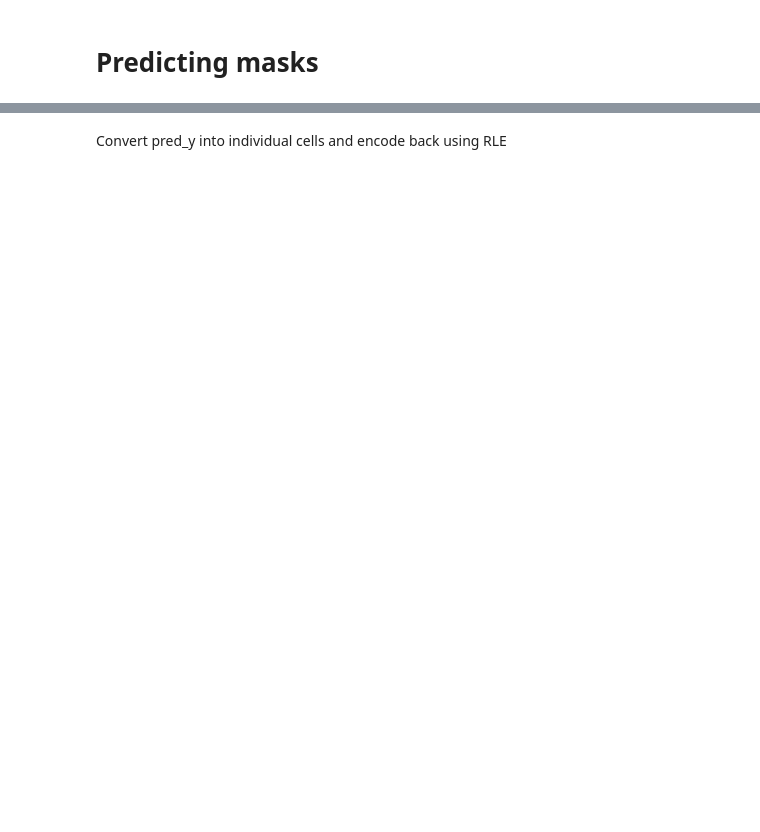
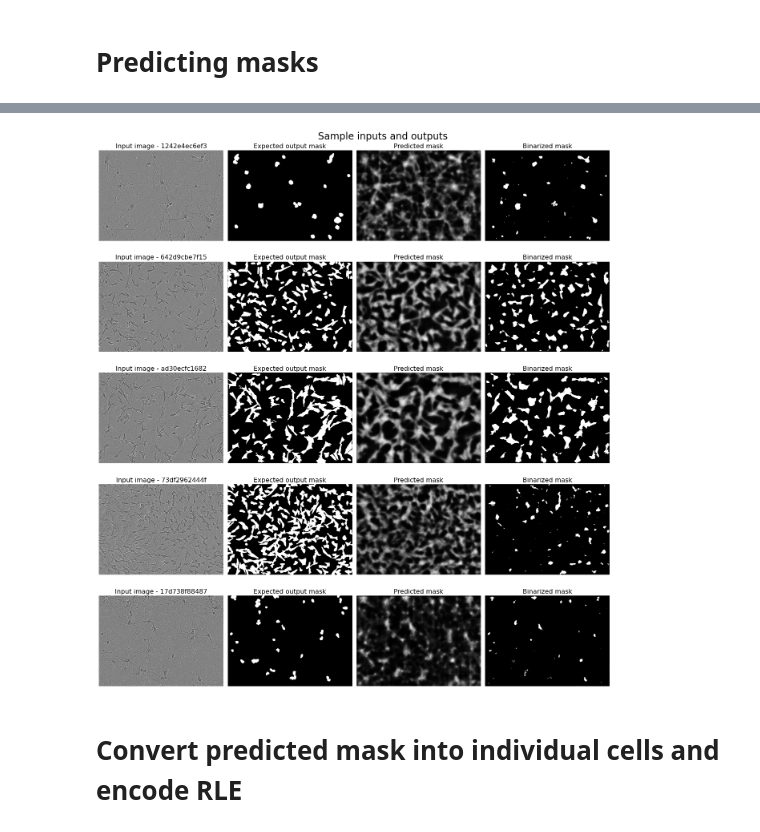
Before and after one commit to petersenjoern/sartorius-cell-segmentation, a Jupyter notebook: training.ipynb, the cells around one changed output, grey strips where cells are left out. Saved outputs shown, nothing was run; the diff lists cells and outputs as text; code cells hidden in the pictures; blank space fills up the shorter version.

```diff
--- a/training.ipynb
+++ b/training.ipynb
@@ -359,8 +317,3 @@ Total params: 1,810,753
 Trainable params: 1,810,753
 Non-trainable params: 0
 __________________________________________________________________________________________________
-# %%
-lr_finder = LRFinder()
-with tf.device(f'/device:GPU:{cfg.training.device.GPU}'):
-    _ = model.fit(X, y, callbacks=[lr_finder], verbose=False)
-lr_finder.plot()
@@ -400,4 +358,4 @@ def train(cfg: OmegaConf, X: np.ndarray, y: np.ndarray) -> None:
 # %%
 %time
-train(cfg, X, y)
+history=train(cfg, X, y)
 # %% [output]
@@ -450,6 +421,6 @@ for threshold in threshold_ranges:
 threshold_results_df = pd.DataFrame({
     'threshold': threshold_ranges,
     'accuracy': accuracies
-}).round(3).sort_values('accuracy', ascending = False)
+})
 
-threshold_results_df
+threshold_results_df.round(3).sort_values('accuracy', ascending = False)
@@ -458,33 +442,35 @@ threshold_results_df
 num_preds = 5
 sample_pred_ids = np.random.randint(len(X), size = num_preds)
 
 pred_y = model.predict(X[sample_pred_ids])
 pred_y_mask = Binarizer(threshold = threshold_results_df['threshold'].iloc[0]).transform(pred_y.reshape(-1, 1)).reshape(pred_y.shape)
 
 plt.figure(figsize = (20 , 20))
 for i in range(num_preds):
     plt.subplot(num_preds, 4, (4 * i) + 1)
     plt.imshow(X[sample_pred_ids[i]], cmap = 'gray')
     plt.axis('off')
     plt.title(f'Input image - {image_ids[sample_pred_ids[i]]}', fontsize = 16)
 
     plt.subplot(num_preds, 4, (4 * i) + 2)
     plt.imshow(y[sample_pred_ids[i]], cmap = 'gray')
     plt.axis('off')
     plt.title('Expected output mask', fontsize = 16)
 
     plt.subplot(num_preds, 4, (4 * i) + 3)
     plt.imshow(pred_y[i], cmap = 'gray')
     plt.axis('off')
     plt.title('Predicted mask', fontsize = 16)
 
     plt.subplot(num_preds, 4, (4 * i) + 4)
-    plt.imshow(pred_mask[i], cmap = 'gray')
+    plt.imshow(pred_y_mask[i], cmap = 'gray')
     plt.axis('off')
     plt.title('Binarized mask', fontsize = 16)
 
 plt.suptitle("Sample inputs and outputs", fontsize = 24)
 plt.tight_layout(rect = [0, 0, 0.90, 1])
 plt.show()
+# %% [output]
+[figure, added]
 # %% [markdown]
-Convert pred_y into individual cells and encode back using RLE
+# Convert predicted mask into individual cells and encode RLE
```
Also changed, not shown: parts of 13 cells of this notebook, 2 other files.
